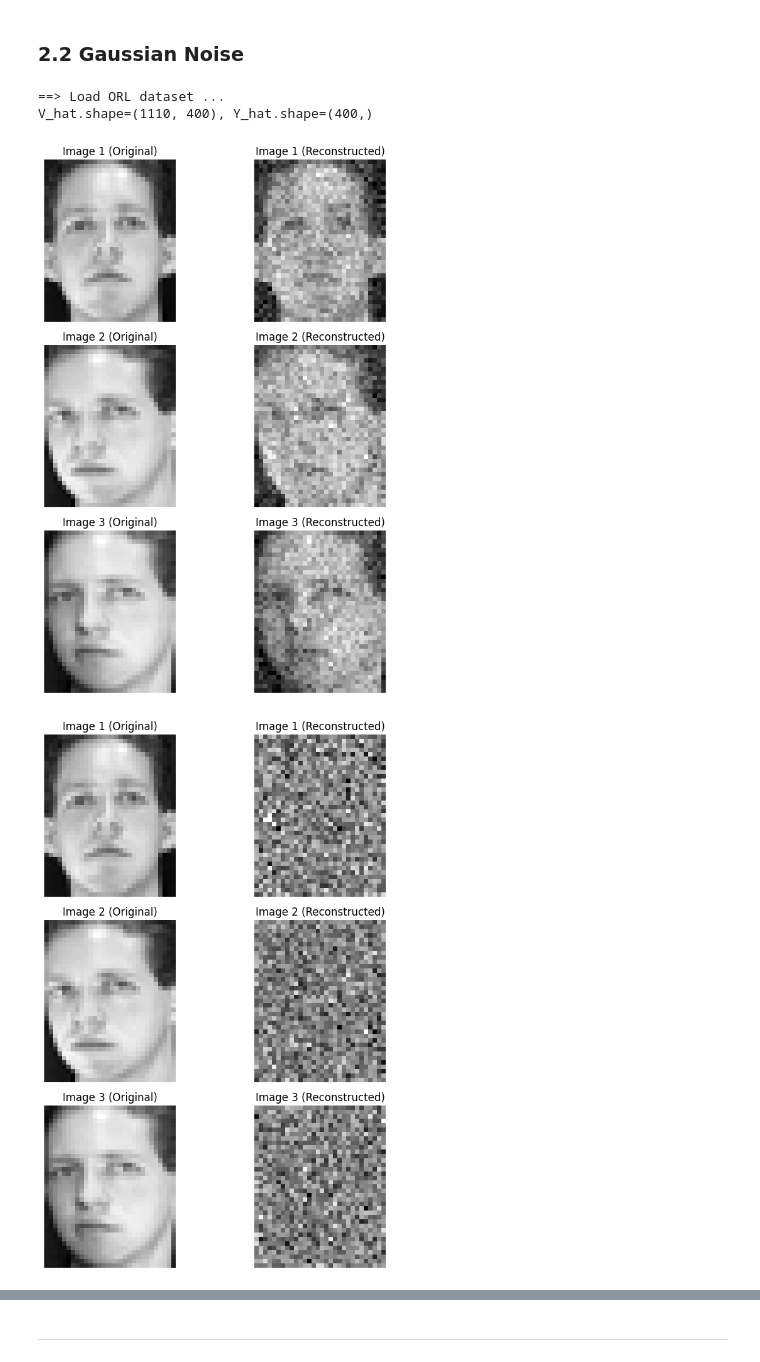
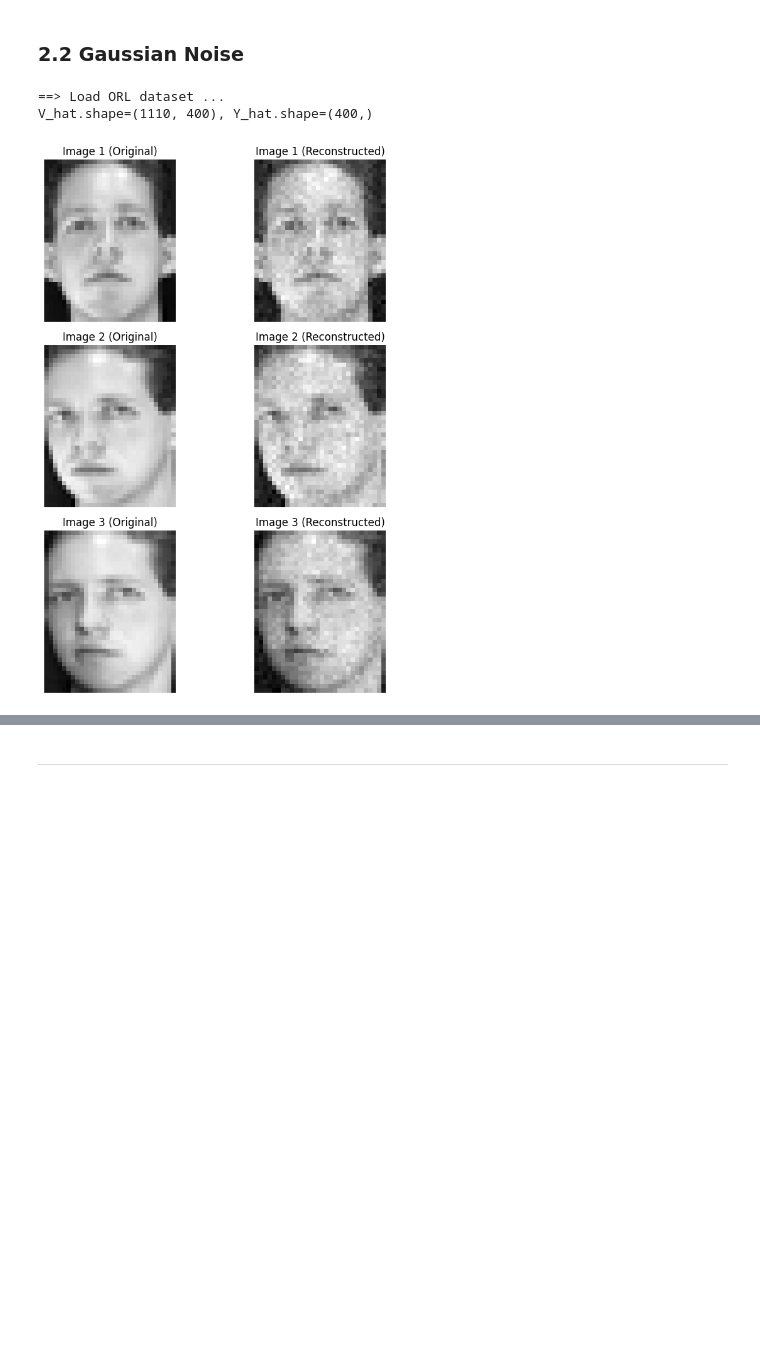
Before and after one commit to SparkyWen/Advanced-machine-learning, a Jupyter notebook: assignment1.ipynb, the cells around one changed output, grey strips where cells are left out. Saved outputs shown, nothing was run; the diff lists cells and outputs as text; code cells hidden in the pictures; blank space fills up the shorter version.

```diff
--- a/assignment1.ipynb
+++ b/assignment1.ipynb
@@ -210,8 +210,8 @@ def add_saltpepper_noise(V_hat, p=0, r=0, random_state=None):
 # %%
 import matplotlib.pyplot as plt
 # Comparing images
-def compare_images(V_hat, V_noise, num_images=1):
-    img_size = [i//3 for i in (92, 112)]
+def compare_images(V_hat,V_noise, image_shape,num_images=1):
+    img_size = [i//3 for i in image_shape]
 
     fig, axes = plt.subplots(num_images, 2, figsize=(8, 3*num_images))
 
@@ -272,12 +272,11 @@ def add_gaussian_noise(V_hat, sigma=0.03, noise_type='additive', random_state=No
 # %%
 print('==> Load ORL dataset ...')
 V_hat, Y_hat = load_data('data/ORL', reduce=3)
 print('V_hat.shape={}, Y_hat.shape={}'.format(V_hat.shape, Y_hat.shape))
 
-V_noise, noise_matrix = add_gaussian_noise(V_hat, sigma=0.08, noise_type='additive', random_state=None)
-compare_images(V_hat, V_noise, num_images=3)
+V_noise, noise_matrix = add_gaussian_noise(V_hat, sigma=0.03, noise_type='additive', random_state=None)
+compare_images(V_hat, V_noise,image_shape=(92,112), num_images=3)
 # %% [output]
 ==> Load ORL dataset ...
 V_hat.shape=(1110, 400), Y_hat.shape=(400,)
-[figure, old version]
+[figure, new version]
-[figure, removed]
```
Also changed, not shown: parts of 7 cells of this notebook.
